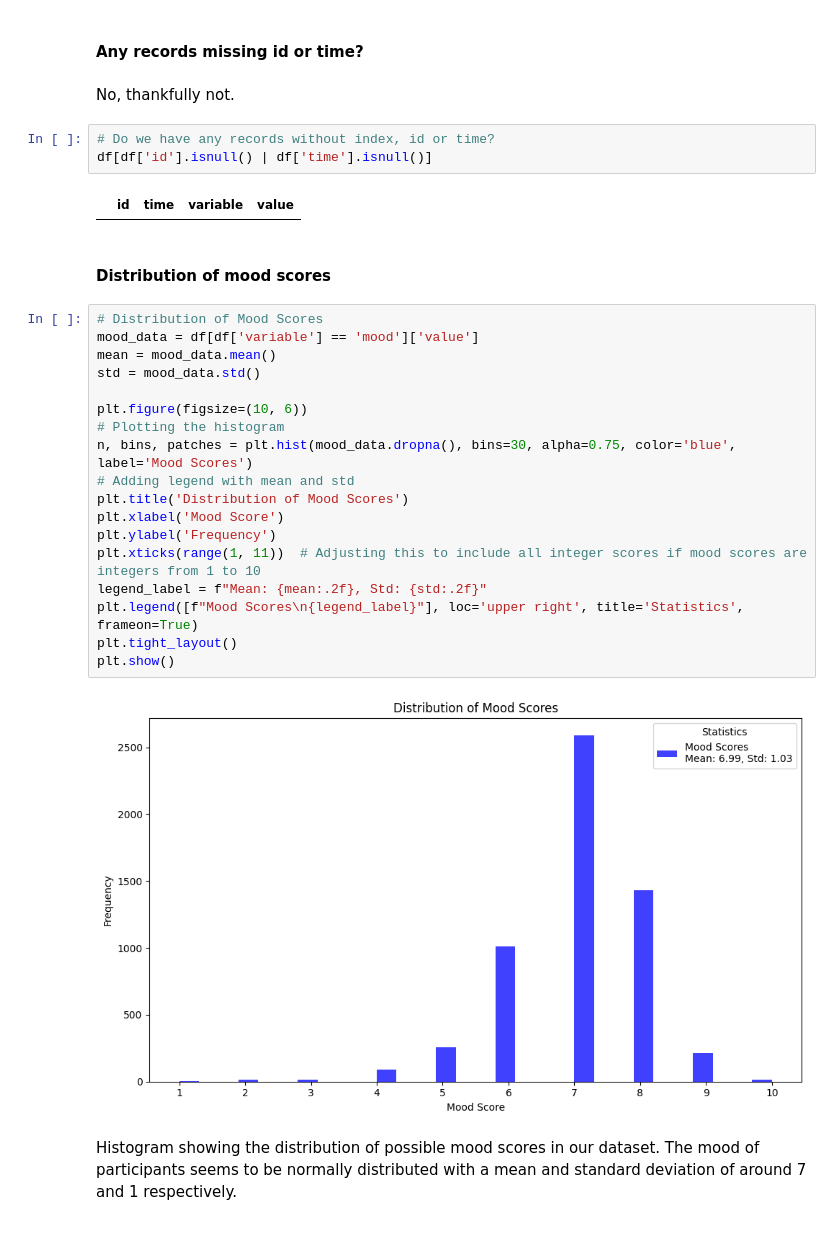
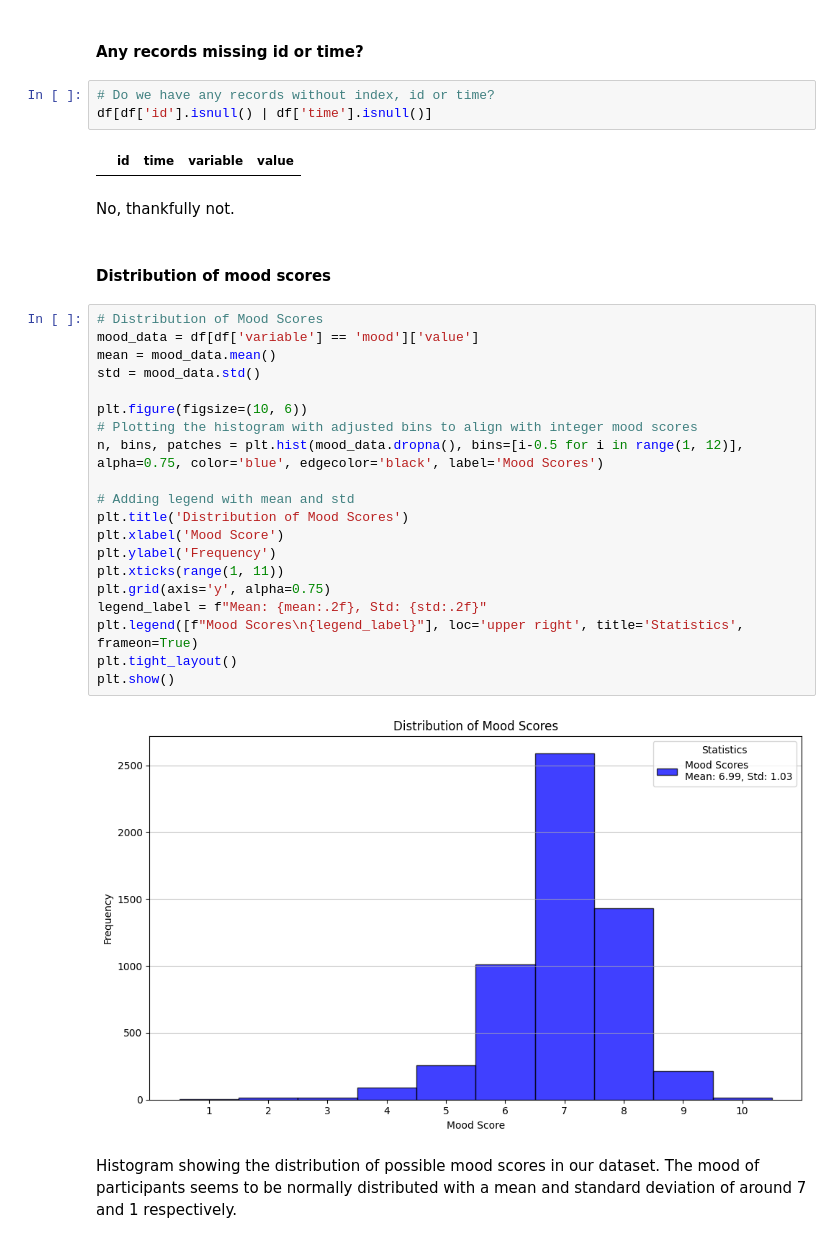
Before and after one commit to ryan-ott/DMT-Group17, a Jupyter notebook: Assignment1/mood_prediction.ipynb, the cells around one changed output. Drawn from its saved outputs; the diff is of its cells as text.

```diff
--- a/Assignment1/mood_prediction.ipynb
+++ b/Assignment1/mood_prediction.ipynb
@@ -110,34 +111,36 @@ summary_table
 # %% [markdown]
 #### Any records missing id or time?
+# %%
+# Do we have any records without index, id or time?
+df[df['id'].isnull() | df['time'].isnull()]
+# %% [output]
+|  | id | time | variable | value |
 # %% [markdown]
 No, thankfully not.
-# %%
-# Do we have any records without index, id or time?
-df[df['id'].isnull() | df['time'].isnull()]
-# %% [output]
-|  | id | time | variable | value |
 # %% [markdown]
 #### Distribution of mood scores
 # %%
 # Distribution of Mood Scores
 mood_data = df[df['variable'] == 'mood']['value']
 mean = mood_data.mean()
 std = mood_data.std()
 
 plt.figure(figsize=(10, 6))
-# Plotting the histogram
-n, bins, patches = plt.hist(mood_data.dropna(), bins=30, alpha=0.75, color='blue', label='Mood Scores')
+# Plotting the histogram with adjusted bins to align with integer mood scores
+n, bins, patches = plt.hist(mood_data.dropna(), bins=[i-0.5 for i in range(1, 12)], alpha=0.75, color='blue', edgecolor='black', label='Mood Scores')
+
 # Adding legend with mean and std
 plt.title('Distribution of Mood Scores')
 plt.xlabel('Mood Score')
 plt.ylabel('Frequency')
-plt.xticks(range(1, 11))  # Adjusting this to include all integer scores if mood scores are integers from 1 to 10
+plt.xticks(range(1, 11))
+plt.grid(axis='y', alpha=0.75)
 legend_label = f"Mean: {mean:.2f}, Std: {std:.2f}"
 plt.legend([f"Mood Scores\n{legend_label}"], loc='upper right', title='Statistics', frameon=True)
 plt.tight_layout()
 plt.show()
 # %% [output]
-[figure, old version]
+[figure, new version]
 # %% [markdown]
 Histogram showing the distribution of possible mood scores in our dataset. The mood of participants seems to be normally distributed with a mean and standard deviation of around 7 and 1 respectively.
 # %% [markdown]
```
Also changed, not shown: parts of 13 cells of this notebook.
